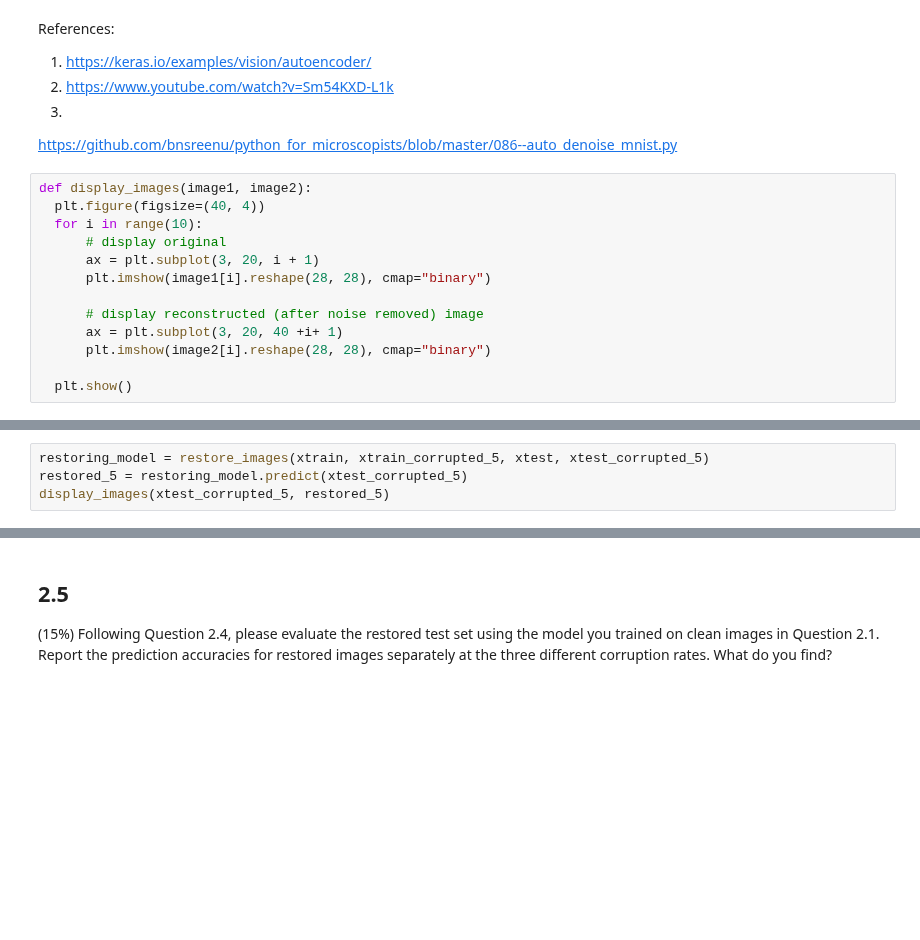
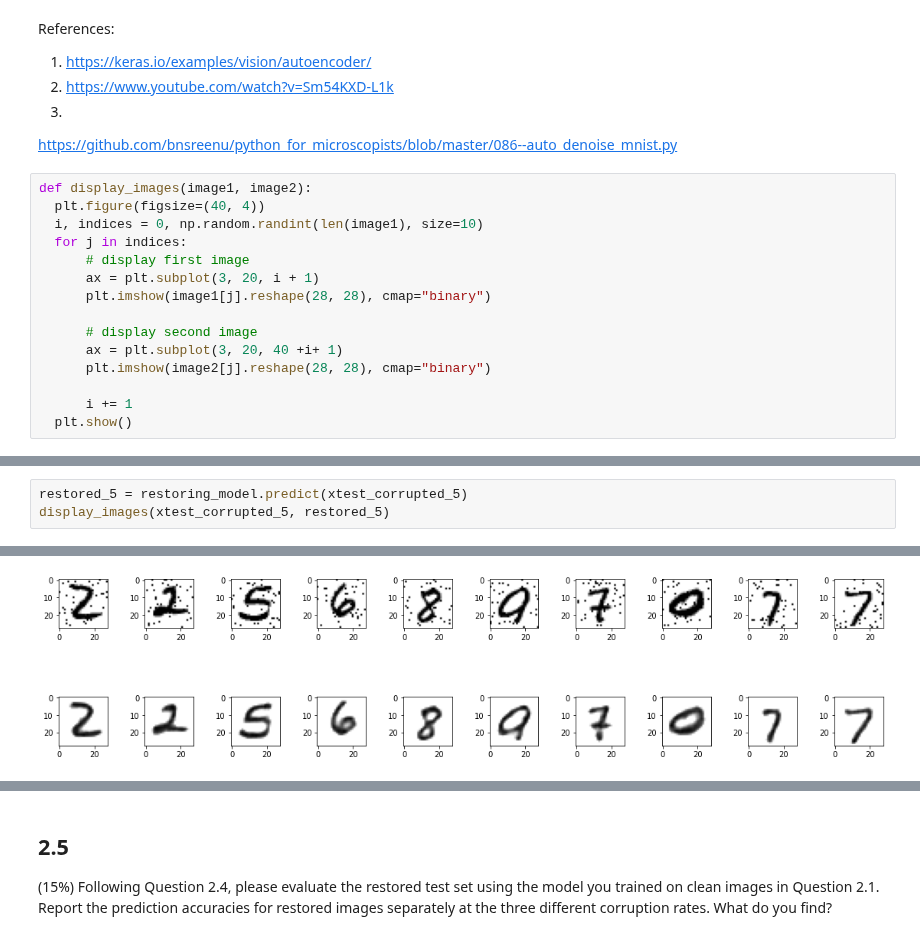
Before and after one commit to mequanent/Deep-Learning, a Jupyter notebook: 2_NNs_from_Scratch.ipynb, the cells around one changed output, grey strips where cells are left out. Cells and saved outputs as stored; diff of their text form; blank space fills up the shorter version.

```diff
--- a/2_NNs_from_Scratch.ipynb
+++ b/2_NNs_from_Scratch.ipynb
@@ -292,14 +373,16 @@ https://github.com/bnsreenu/python_for_microscopists/blob/master/086--auto_denoi
 # %%
 def display_images(image1, image2):
   plt.figure(figsize=(40, 4))
-  for i in range(10):
-      # display original
+  i, indices = 0, np.random.randint(len(image1), size=10)
+  for j in indices:
+      # display first image
       ax = plt.subplot(3, 20, i + 1)
-      plt.imshow(image1[i].reshape(28, 28), cmap="binary")
+      plt.imshow(image1[j].reshape(28, 28), cmap="binary")
 
-      # display reconstructed (after noise removed) image
+      # display second image
       ax = plt.subplot(3, 20, 40 +i+ 1)
-      plt.imshow(image2[i].reshape(28, 28), cmap="binary")
+      plt.imshow(image2[j].reshape(28, 28), cmap="binary")
 
+      i += 1
   plt.show()
 # %%
@@ -334,4 +431,4 @@ def restore_images(xtrain, xtrain_corrupted):
 # %%
-restoring_model = restore_images(xtrain, xtrain_corrupted_5, xtest, xtest_corrupted_5)
 restored_5 = restoring_model.predict(xtest_corrupted_5)
 display_images(xtest_corrupted_5, restored_5)
+# %% [output]
@@ -338,3 +436,4 @@ display_images(xtest_corrupted_5, restored_5)
+[figure, added]
 # %%
 restored_10 = restoring_model.predict(xtest_corrupted_10)
 display_images(xtest_corrupted_10, restored_10)
```
Also changed, not shown: parts of 39 cells of this notebook.
